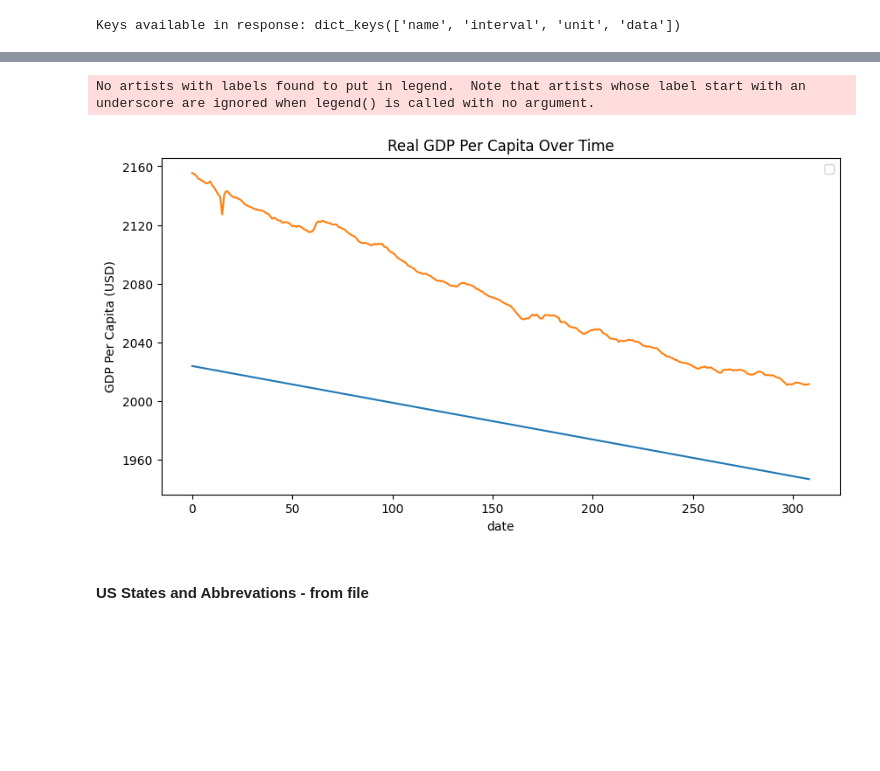
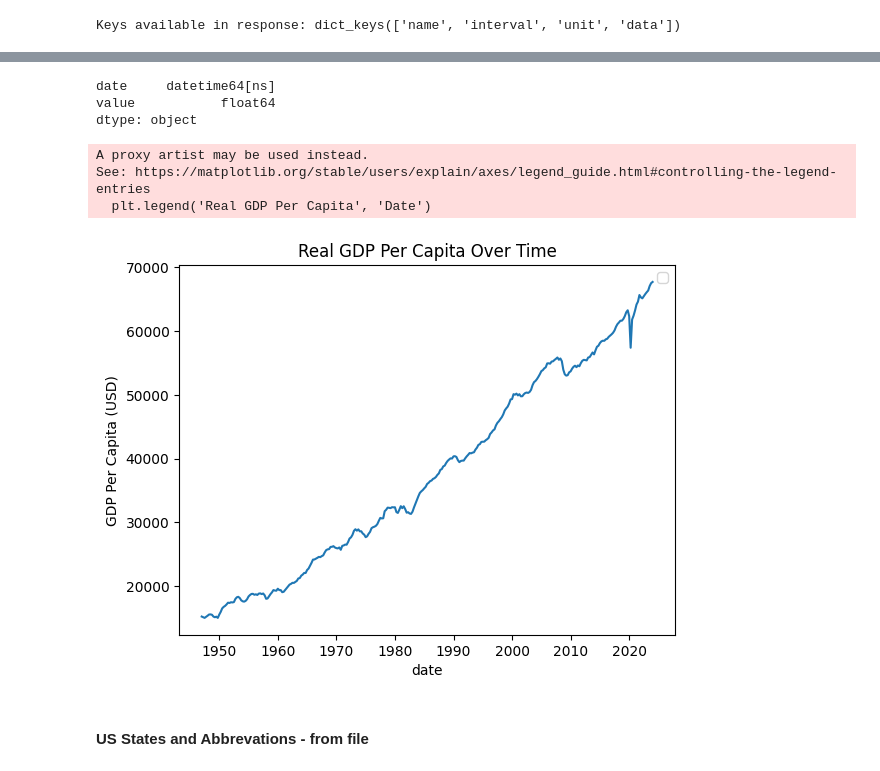
Before and after one commit to emcmanus12/team-4-project-1, a Jupyter notebook: unemployment_forecast_GI_GDP.ipynb, the cells around one changed output, grey strips where cells are left out. Saved outputs shown, nothing was run; the diff lists cells and outputs as text; code cells hidden in the pictures; blank space fills up the shorter version.

```diff
--- a/unemployment_forecast_GI_GDP.ipynb
+++ b/unemployment_forecast_GI_GDP.ipynb
@@ -124,26 +131,24 @@ if 'data' in data:  # Adjust this key based on the actual key provided by Alpha
-# %%
-
-
-
-
-
-    # Step 5: Plot the data (adjust plot settings according to what you actually have)
-plt.figure(figsize=(10, 5))
-#GDP = data.loc('date', 'value')
-plt.plot(GDP)
-    #plt.plot(df['Year'], df['Value'], label='Real GDP per Capita')  # Adjust column names as necessary
-plt.title('Real GDP Per Capita Over Time')
-plt.xlabel('date')
-plt.ylabel('GDP Per Capita (USD)')
-plt.legend()
-plt.show()
-#else:
-    # If the key does not exist, handle the situation
-   # print("Data key for GDP data not found in the response.")
-   # print("Here is the available data:", data.keys())  # Print available keys to help diagnose the issue
-# %% [output]
-No artists with labels found to put in legend.  Note that artists whose label start with an underscore are ignored when legend() is called with no argument.
-[figure, removed]
+# %%
+GDP.dtypes
+# %% [output]
+date     datetime64[ns]
+value           float64
+dtype: object
+# %%
+x = GDP['date']
+y = GDP['value']
+
+plt.plot(x, y)
+plt.title('Real GDP Per Capita Over Time')
+plt.xlabel('date')
+plt.ylabel('GDP Per Capita (USD)')
+plt.legend('Real GDP Per Capita', 'Date')
+plt.show()
+# %% [output]
+A proxy artist may be used instead.
+See: https://matplotlib.org/stable/users/explain/axes/legend_guide.html#controlling-the-legend-entries
+  plt.legend('Real GDP Per Capita', 'Date')
+[figure, added]
 # %% [markdown]
 #### US States and Abbrevations - from file
 # %%
```
Also changed, not shown: parts of 3 cells of this notebook.
